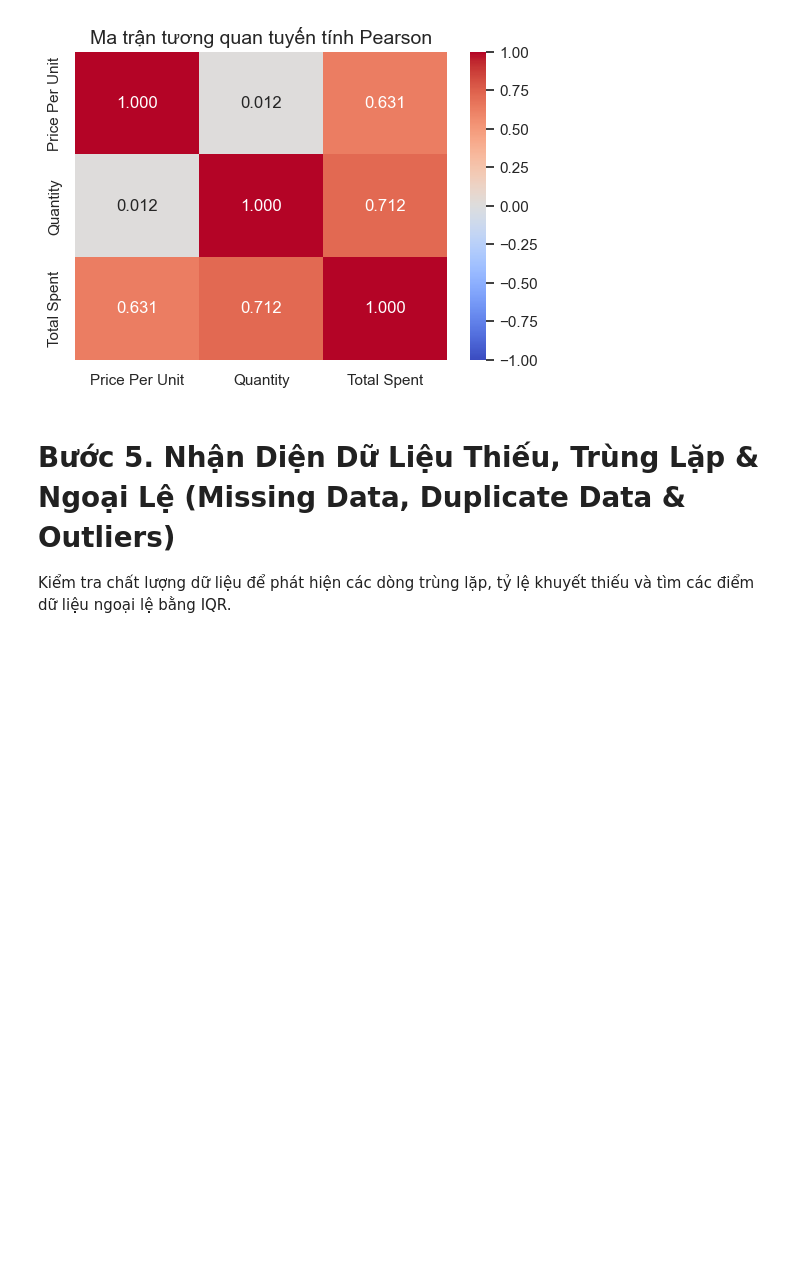
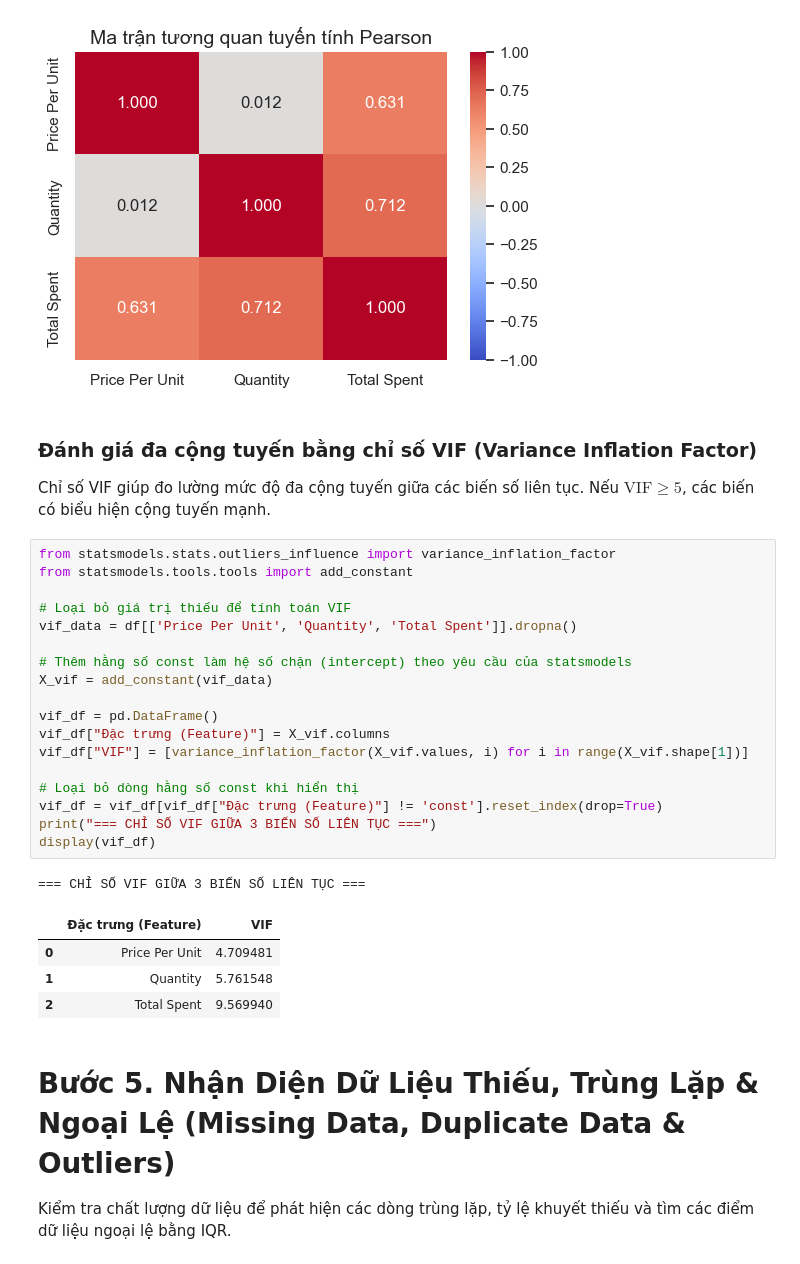
Before and after one commit to lacthui06/Lab-ML, a Jupyter notebook: lab2/eda/eda.ipynb, the cells around one changed output. Cells and saved outputs as stored; diff of their text form; blank space fills up the shorter version.

```diff
--- a/lab2/eda/eda.ipynb
+++ b/lab2/eda/eda.ipynb
@@ -294,6 +294,34 @@ plt.title('Ma trận tương quan tuyến tính Pearson', fontsize=14)
 plt.show()
 # %% [output]
 [figure]
+# %% [markdown]
+### Đánh giá đa cộng tuyến bằng chỉ số VIF (Variance Inflation Factor)
+
+Chỉ số VIF giúp đo lường mức độ đa cộng tuyến giữa các biến số liên tục. Nếu $\text{VIF} \ge 5$, các biến có biểu hiện cộng tuyến mạnh.
+# %%
+from statsmodels.stats.outliers_influence import variance_inflation_factor
+from statsmodels.tools.tools import add_constant
+
+# Loại bỏ giá trị thiếu để tính toán VIF
+vif_data = df[['Price Per Unit', 'Quantity', 'Total Spent']].dropna()
+
+# Thêm hằng số const làm hệ số chặn (intercept) theo yêu cầu của statsmodels
+X_vif = add_constant(vif_data)
+
+vif_df = pd.DataFrame()
+vif_df["Đặc trưng (Feature)"] = X_vif.columns
+vif_df["VIF"] = [variance_inflation_factor(X_vif.values, i) for i in range(X_vif.shape[1])]
+
+# Loại bỏ dòng hằng số const khi hiển thị
+vif_df = vif_df[vif_df["Đặc trưng (Feature)"] != 'const'].reset_index(drop=True)
+print("=== CHỈ SỐ VIF GIỮA 3 BIẾN SỐ LIÊN TỤC ===")
+display(vif_df)
+# %% [output]
+=== CHỈ SỐ VIF GIỮA 3 BIẾN SỐ LIÊN TỤC ===
+|  | Đặc trưng (Feature) | VIF |
+| 0 | Price Per Unit | 4.709481 |
+| 1 | Quantity | 5.761548 |
+| 2 | Total Spent | 9.569940 |
 # %% [markdown]
 # Bước 5. Nhận Diện Dữ Liệu Thiếu, Trùng Lặp & Ngoại Lệ (Missing Data, Duplicate Data & Outliers)
 
```
Also changed, not shown: parts of 2 cells of this notebook, 40 other files.
